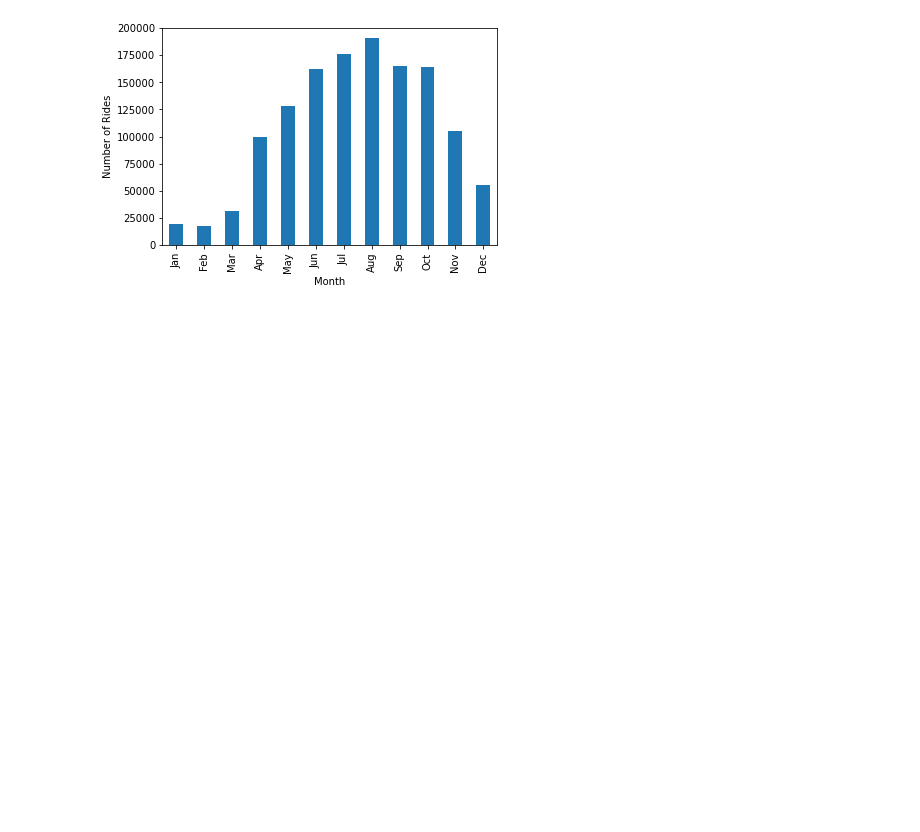
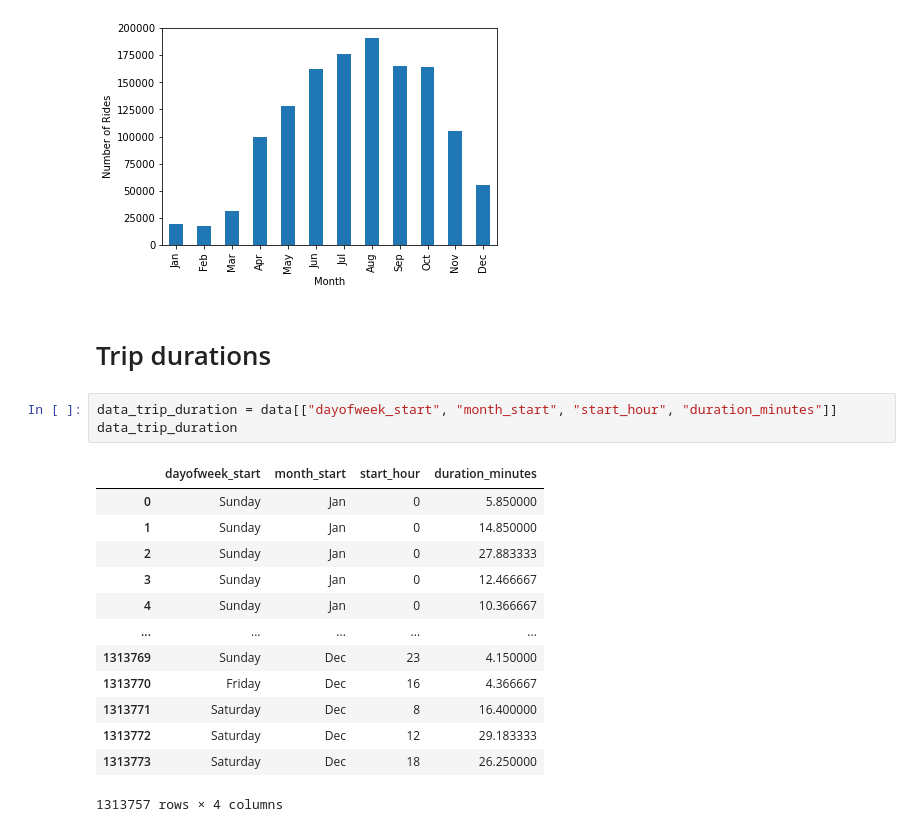
Before and after one commit to OliverSauren/AA_22_Team_14, a Jupyter notebook: Temporal.ipynb, the cells around one changed output. Drawn from its saved outputs; the diff is of its cells as text; blank space fills up the shorter version.

```diff
--- a/Temporal.ipynb
+++ b/Temporal.ipynb
@@ -371,3 +371,22 @@ plt.ylabel("Number of Rides")
 # %% [output]
 Text(0, 0.5, 'Number of Rides')
 [figure]
+# %% [markdown]
+# Trip durations
+# %%
+data_trip_duration = data[["dayofweek_start", "month_start", "start_hour", "duration_minutes"]]
+data_trip_duration
+# %% [output]
+|  | dayofweek_start | month_start | start_hour | duration_minutes |
+| 0 | Sunday | Jan | 0 | 5.850000 |
+| 1 | Sunday | Jan | 0 | 14.850000 |
+| 2 | Sunday | Jan | 0 | 27.883333 |
+| 3 | Sunday | Jan | 0 | 12.466667 |
+| 4 | Sunday | Jan | 0 | 10.366667 |
+| ... | ... | ... | ... | ... |
+| 1313769 | Sunday | Dec | 23 | 4.150000 |
+| 1313770 | Friday | Dec | 16 | 4.366667 |
+| 1313771 | Saturday | Dec | 8 | 16.400000 |
+| 1313772 | Saturday | Dec | 12 | 29.183333 |
+| 1313773 | Saturday | Dec | 18 | 26.250000 |
+1313757 rows × 4 columns
```
Also changed, not shown: parts of 6 cells of this notebook.
